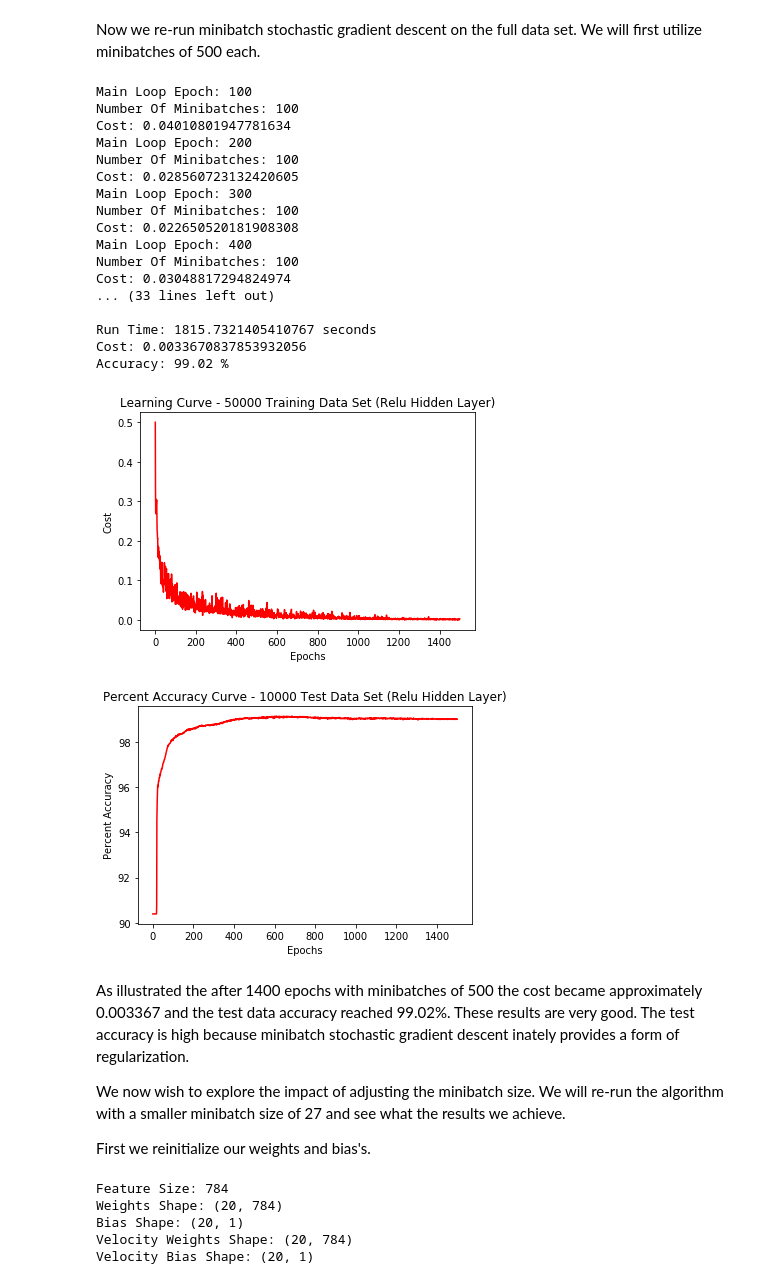
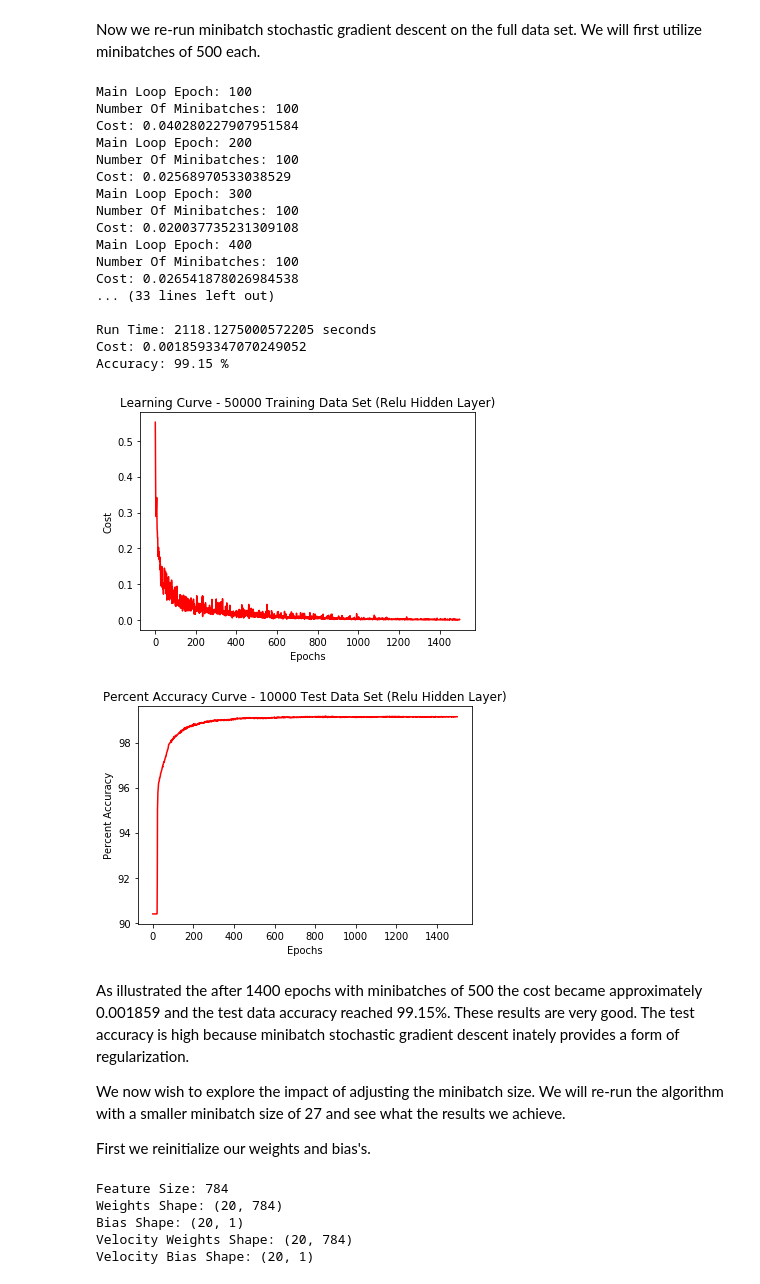
Before and after one commit to rpicard92/deep-learning-jupyter-notebooks, a Jupyter notebook: 6-neural-networks-with-minibatch-stochastic-gradient-descent-and-momentum/Notebook.ipynb, the cells around one changed output. Saved outputs shown, nothing was run; the diff lists cells and outputs as text; code cells hidden in the pictures.

```diff
--- a/6-neural-networks-with-minibatch-stochastic-gradient-descent-and-momentum/Notebook.ipynb
+++ b/6-neural-networks-with-minibatch-stochastic-gradient-descent-and-momentum/Notebook.ipynb
@@ -461,8 +461,8 @@ def backward_propagation(W, B, Y, A_layers, Z_layers, _dZ, alpha, epsilon, layer
             _dW = dW(_dZ, A_layers[layer])
         _dB = dB(_dZ)
         if(momentum == True):
-            V_dW[layer] = np.multiply(momentum_coef, V_dW[layer]) - np.multiply(alpha, _dW)
-            V_dB[layer] = np.multiply(momentum_coef, V_dB[layer]) - np.multiply(alpha, _dB)
+            V_dW[layer] = np.multiply(momentum_coef, V_dW[layer]) + np.multiply(alpha, _dW)
+            V_dB[layer] = np.multiply(momentum_coef, V_dB[layer]) + np.multiply(alpha, _dB)
             W[layer] = W[layer] + V_dW[layer]
             B[layer] = B[layer] + V_dB[layer]
         else:
@@ -647,7 +647,7 @@ np.random.seed(10)
 print('Feature Size: ' + str(size))
 
 lower_bound = -.1
-upper_bound = .11
+upper_bound = .1
 
 #mean = 0.015
 #std = 0.005
@@ -879,10 +879,10 @@ def backward_propagation(W, B, Y, A_layers, Z_layers, _dZ, alpha, epsilon, layer
             _dW = dW(_dZ, A_layers[layer])
         _dB = dB(_dZ)
         if(momentum == True):
-            V_dW[layer] = np.multiply(momentum_coef, V_dW[layer]) - np.multiply(alpha, _dW)
-            V_dB[layer] = np.multiply(momentum_coef, V_dB[layer]) - np.multiply(alpha, _dB)
-            W[layer] = W[layer] + V_dW[layer]
-            B[layer] = B[layer] + V_dB[layer]
+            V_dW[layer] = np.multiply(momentum_coef, V_dW[layer]) + np.multiply(alpha, _dW)
+            V_dB[layer] = np.multiply(momentum_coef, V_dB[layer]) + np.multiply(alpha, _dB)
+            W[layer] = W[layer] - V_dW[layer]
+            B[layer] = B[layer] - V_dB[layer]
         else:
             W[layer] = W[layer] - np.multiply(alpha, _dW)
             B[layer] = B[layer] - np.multiply(alpha, _dB)
@@ -977,44 +977,44 @@ print('Cost: ' + str(C))
 print('Accuracy: ' + str(_accuracy) + ' %')
 print('')
 print('')
 
 
 pyplot.figure()
 pyplot.plot(interation_array, cost_array, 'red')
 pyplot.title('Learning Curve - ' + str(len(X[0])) + ' Training Data Set (Relu Hidden Layer)')
 pyplot.xlabel('Epochs')
 pyplot.ylabel('Cost')
 pyplot.show()
 
 # plot percent accuracy curve
 pyplot.figure()
 pyplot.plot(interation_array, accuracy_array, 'red')
 pyplot.title('Percent Accuracy Curve - ' + str(len(X_test[0])) + ' Test Data Set (Relu Hidden Layer)')
 pyplot.xlabel('Epochs')
 pyplot.ylabel('Percent Accuracy')
 pyplot.show()
 # %% [output]
 Main Loop Epoch: 100
 Number Of Minibatches: 100
-Cost: 0.04010801947781634
+Cost: 0.040280227907951584
 Main Loop Epoch: 200
 Number Of Minibatches: 100
-Cost: 0.028560723132420605
+Cost: 0.02568970533038529
 Main Loop Epoch: 300
 Number Of Minibatches: 100
-Cost: 0.022650520181908308
+Cost: 0.020037735231309108
 Main Loop Epoch: 400
 Number Of Minibatches: 100
-Cost: 0.03048817294824974
+Cost: 0.026541878026984538
 ... (33 lines left out)
 
-Run Time: 1815.7321405410767 seconds
-Cost: 0.0033670837853932056
-Accuracy: 99.02 %
+Run Time: 2118.1275000572205 seconds
+Cost: 0.0018593347070249052
+Accuracy: 99.15 %
-[figure, old version]
+[figure, new version]
-[figure, old version]
+[figure, new version]
 # %% [markdown]
-As illustrated the after 1400 epochs with minibatches of 500 the cost became approximately 0.003367 and the test data accuracy reached 99.02%. These results are very good. The test accuracy is high because minibatch stochastic gradient descent inately provides a form of regularization.
+As illustrated the after 1400 epochs with minibatches of 500 the cost became approximately 0.001859 and the test data accuracy reached 99.15%. These results are very good. The test accuracy is high because minibatch stochastic gradient descent inately provides a form of regularization.
 
 We now wish to explore the impact of adjusting the minibatch size. We will re-run the algorithm with a smaller minibatch size of 27 and see what the results we achieve.
 
```
Also changed, not shown: parts of 6 cells of this notebook.
